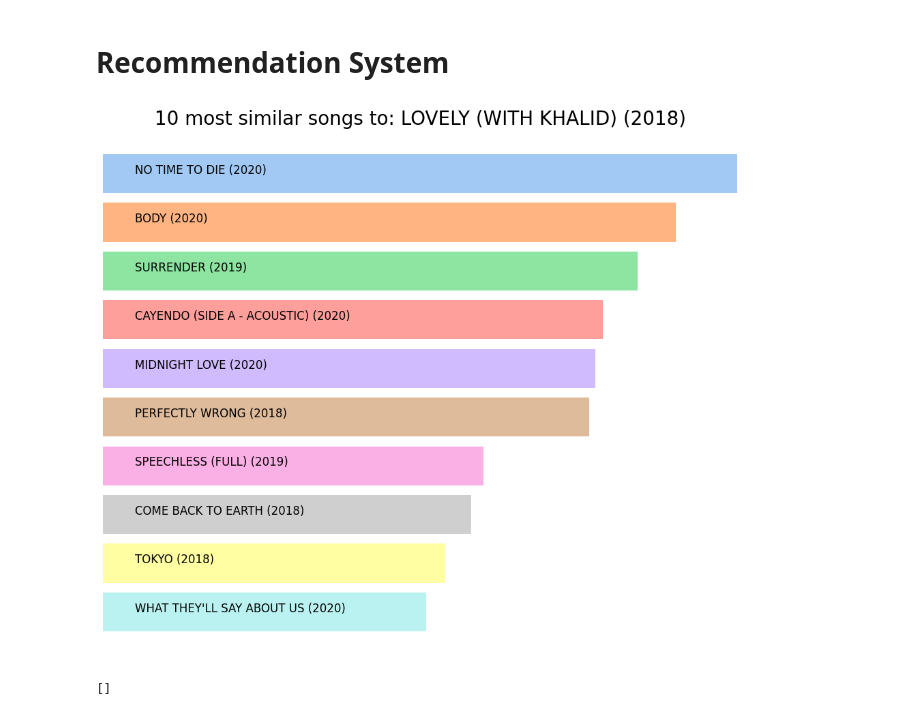
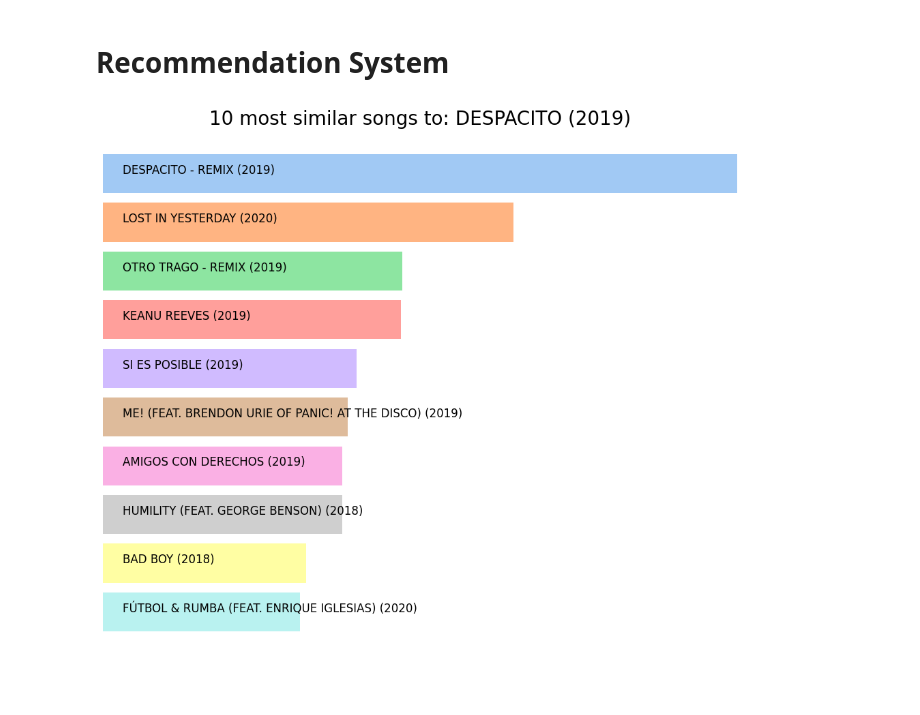
Before and after one commit to Y716/ProjectKB, a Jupyter notebook: Notebook/projekkb.ipynb, the cells around one changed output. Drawn from its saved outputs; the diff is of its cells as text; code cells hidden in the pictures.

```diff
--- a/Notebook/projekkb.ipynb
+++ b/Notebook/projekkb.ipynb
@@ -77,6 +77,7 @@ def get_similar_songs(song_name, year, top_n=10, plot_type='wordcloud'):
     # Mengambil judul lagu, nama artis dan lagu dari lagu yang paling mirip
     similar_songs = dat_recommendation.iloc[related_song_indices][['name', 'artists', 'year']]
 
+    names.clear()
     names.append(song_name)
     names.extend(similar_songs['name'].head().tolist())
 
@@ -138,13 +139,9 @@ def search_song(song_name):
     # return dat_song[['name', 'artists', 'year', 'release_date']]
 # %%
 #Contoh Bar plot
-get_similar_songs('LOVELY (WITH KHALID)', 2018, top_n=10, plot_type='bar')
+get_similar_songs('DESPACITO', 2019, top_n=10, plot_type='bar')
 # %% [output]
-[figure, old version]
+[figure, new version]
-# %%
-names
-# %% [output]
-[]
 # %%
 # Membuat Radar Chart
 fig = go.Figure()
```
Also changed, not shown: parts of 1 cell of this notebook, 1 other file.
